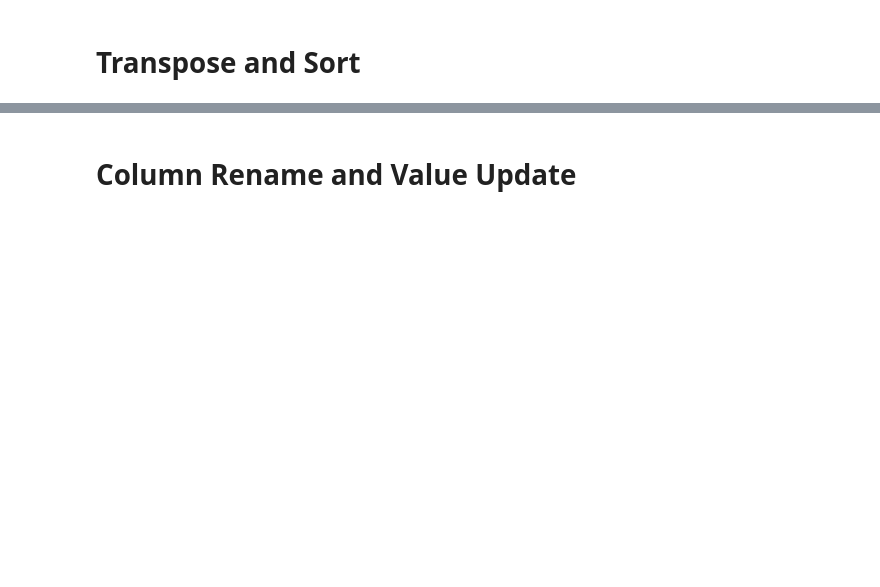
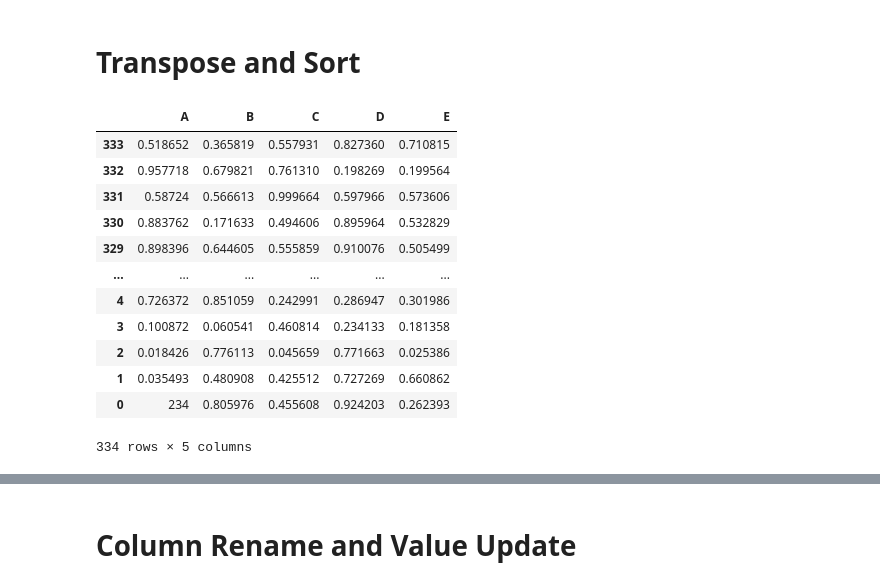
Before and after one commit to ahadsts9901/data-science-with-python, a Jupyter notebook: 02.pandas/phase_02.ipynb, the cells around one changed output, grey strips where cells are left out. Saved outputs shown, nothing was run; the diff lists cells and outputs as text; code cells hidden in the pictures; blank space fills up the shorter version.

```diff
--- a/02.pandas/phase_02.ipynb
+++ b/02.pandas/phase_02.ipynb
@@ -27,4 +81,20 @@ to_numpy_after = df.to_numpy()
 # Transpose and Sort
 # %%
 transposed = df.T
+transposed
 desc_sorted = df.sort_index(axis=0, ascending=False)
+desc_sorted
+# %% [output]
+|  | A | B | C | D | E |
+| 333 | 0.518652 | 0.365819 | 0.557931 | 0.827360 | 0.710815 |
+| 332 | 0.957718 | 0.679821 | 0.761310 | 0.198269 | 0.199564 |
+| 331 | 0.58724 | 0.566613 | 0.999664 | 0.597966 | 0.573606 |
+| 330 | 0.883762 | 0.171633 | 0.494606 | 0.895964 | 0.532829 |
+| 329 | 0.898396 | 0.644605 | 0.555859 | 0.910076 | 0.505499 |
+| ... | ... | ... | ... | ... | ... |
+| 4 | 0.726372 | 0.851059 | 0.242991 | 0.286947 | 0.301986 |
+| 3 | 0.100872 | 0.060541 | 0.460814 | 0.234133 | 0.181358 |
+| 2 | 0.018426 | 0.776113 | 0.045659 | 0.771663 | 0.025386 |
+| 1 | 0.035493 | 0.480908 | 0.425512 | 0.727269 | 0.660862 |
+| 0 | 234 | 0.805976 | 0.455608 | 0.924203 | 0.262393 |
+334 rows × 5 columns
```
Also changed, not shown: parts of 23 cells of this notebook, 14 other files.
